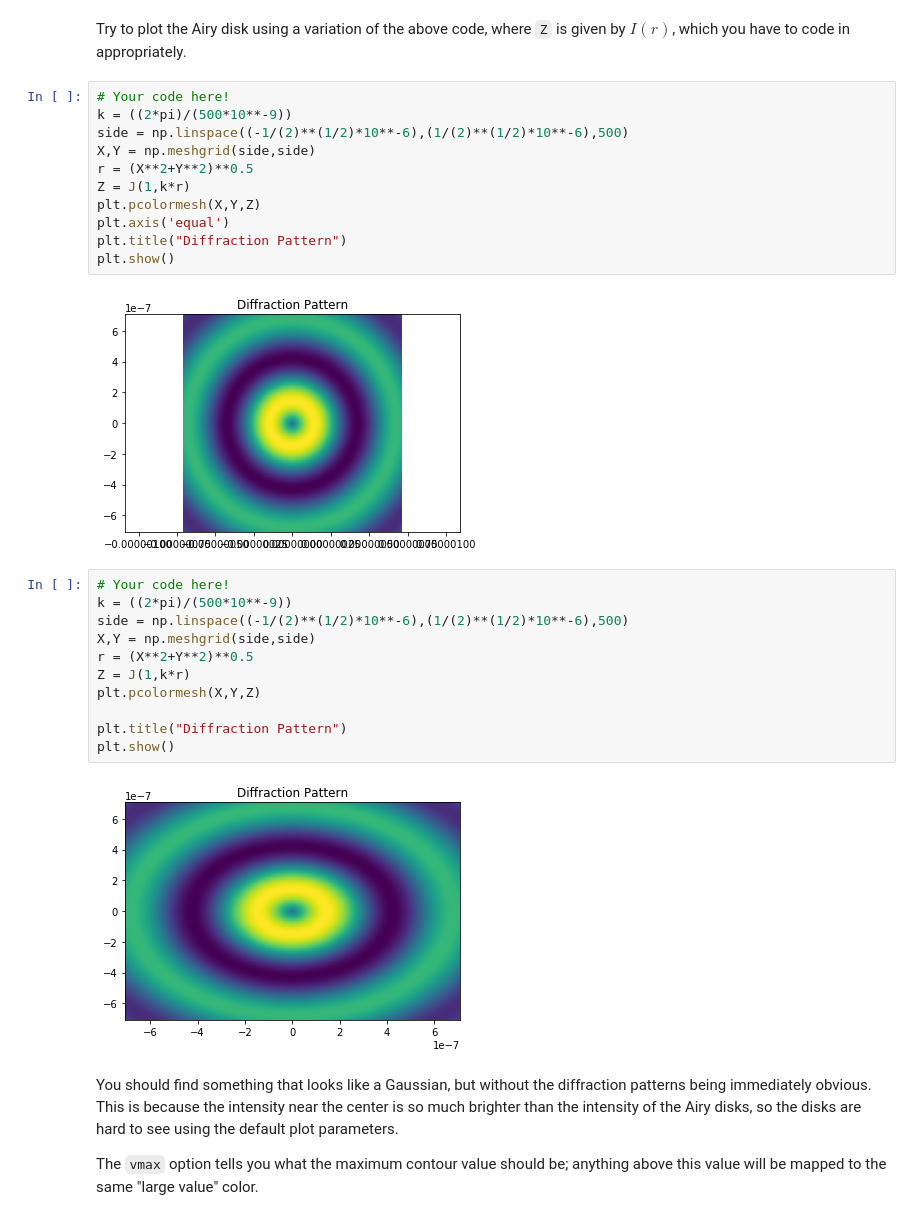
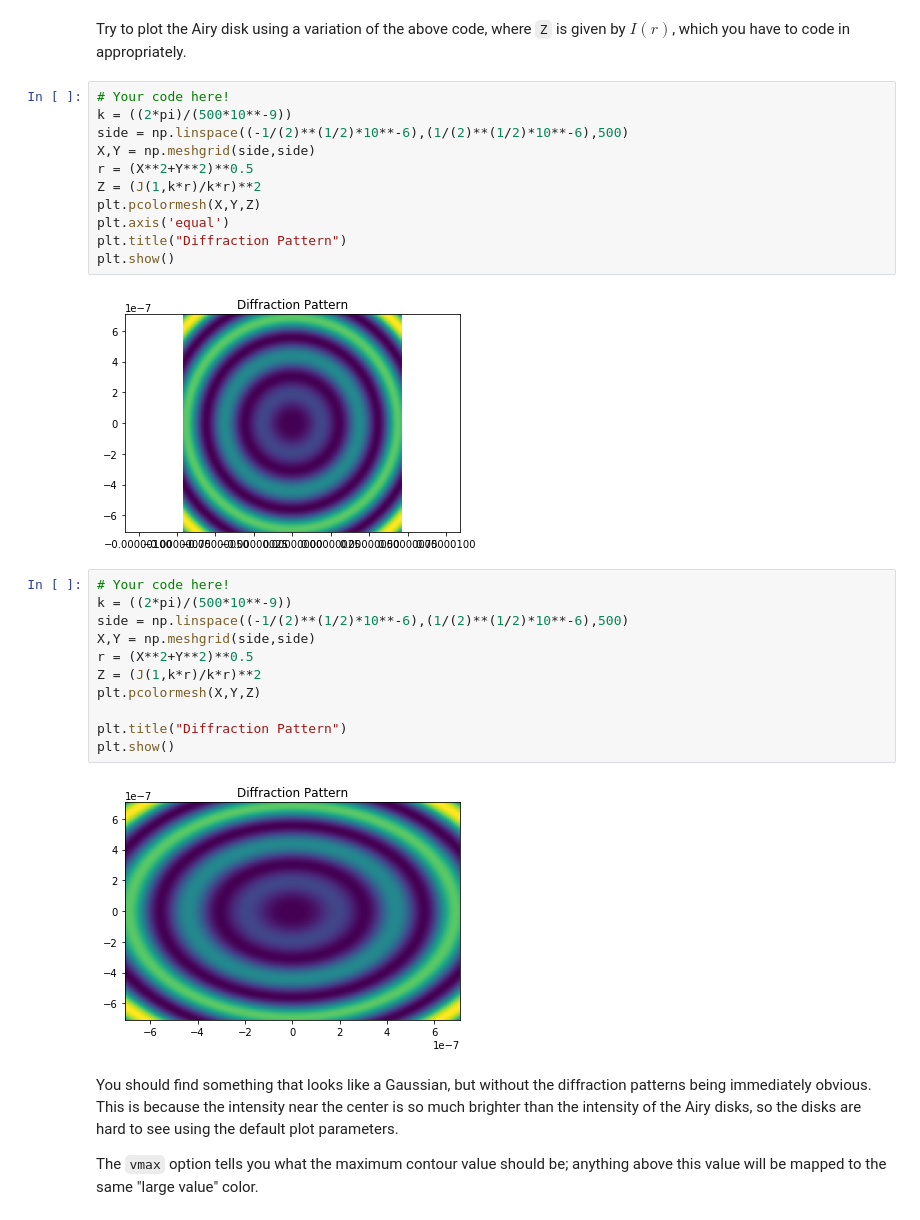
Before and after one commit to emoli003/Homework02, a Jupyter notebook: Homework_02.ipynb, the cells around one changed output. Drawn from its saved outputs; the diff is of its cells as text.

```diff
--- a/Homework_02.ipynb
+++ b/Homework_02.ipynb
@@ -247,26 +247,26 @@ k = ((2*pi)/(500*10**-9))
 side = np.linspace((-1/(2)**(1/2)*10**-6),(1/(2)**(1/2)*10**-6),500)
 X,Y = np.meshgrid(side,side)
 r = (X**2+Y**2)**0.5
-Z = J(1,k*r)
+Z = (J(1,k*r)/k*r)**2
 plt.pcolormesh(X,Y,Z)
 plt.axis('equal')
 plt.title("Diffraction Pattern")
 plt.show()
 # %% [output]
-[figure, old version]
+[figure, new version]
 # %%
 # Your code here!
 k = ((2*pi)/(500*10**-9))
 side = np.linspace((-1/(2)**(1/2)*10**-6),(1/(2)**(1/2)*10**-6),500)
 X,Y = np.meshgrid(side,side)
 r = (X**2+Y**2)**0.5
-Z = J(1,k*r)
+Z = (J(1,k*r)/k*r)**2
 plt.pcolormesh(X,Y,Z)
 
 plt.title("Diffraction Pattern")
 plt.show()
 # %% [output]
-[figure, old version]
+[figure, new version]
 # %% [markdown]
 You should find something that looks like a Gaussian, but without the diffraction patterns being immediately obvious. This is because the intensity near the center is so much brighter than the intensity of the Airy disks, so the disks are hard to see using the default plot parameters.
 
```
Also changed, not shown: parts of 1 cell of this notebook.
